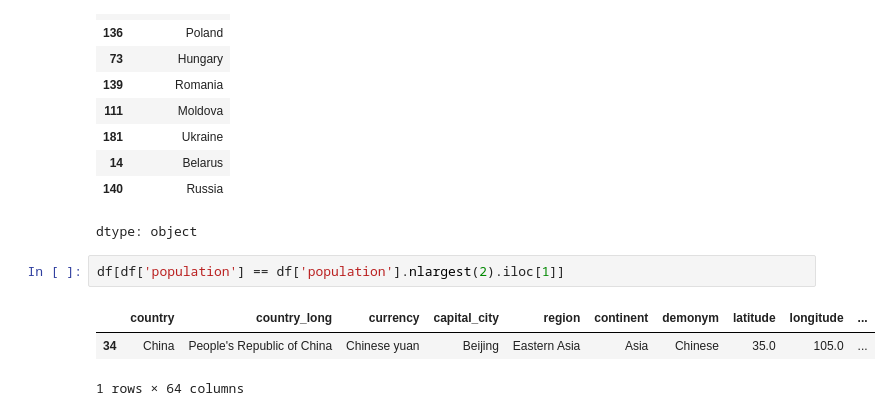
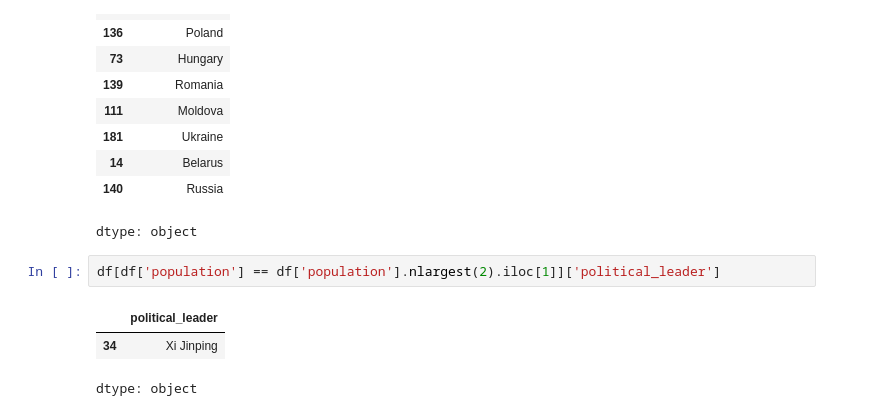
Before and after one commit to pranshulab/Data_science_journey, a Jupyter notebook: Pandas/Countries_DataExtractioin_Project.ipynb, the cells around one changed output. Saved outputs shown, nothing was run; the diff lists cells and outputs as text.

```diff
--- a/Pandas/Countries_DataExtractioin_Project.ipynb
+++ b/Pandas/Countries_DataExtractioin_Project.ipynb
@@ -161,8 +161,8 @@ df[df['region'] == "Eastern Europe"] ['country']
 | 140 | Russia |
 dtype: object
 # %%
-df[df['population'] == df['population'].nlargest(2).iloc[1]]
+df[df['population'] == df['population'].nlargest(2).iloc[1]]['political_leader']
 # %% [output]
-|  | country | country_long | currency | capital_city | region | continent | demonym | latitude | longitude | ... |
-| 34 | China | People's Republic of China | Chinese yuan | Beijing | Eastern Asia | Asia | Chinese | 35.0 | 105.0 | ... |
+|  | political_leader |
+| 34 | Xi Jinping |
-1 rows × 64 columns
+dtype: object
```
Also changed, not shown: parts of 6 cells of this notebook.
